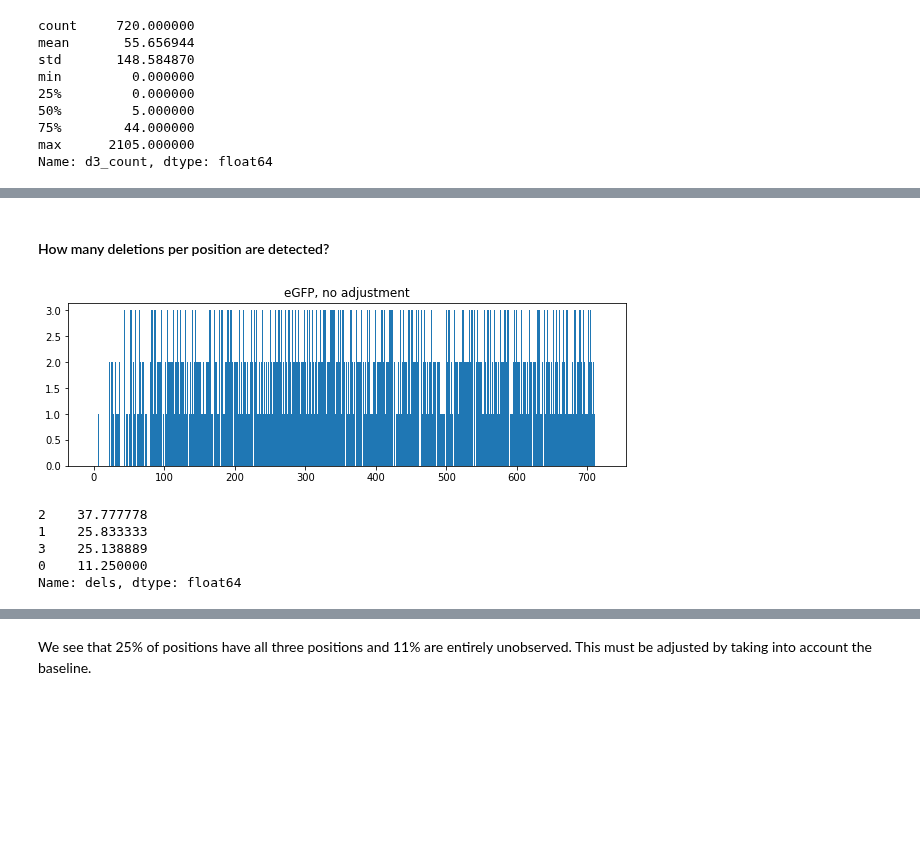
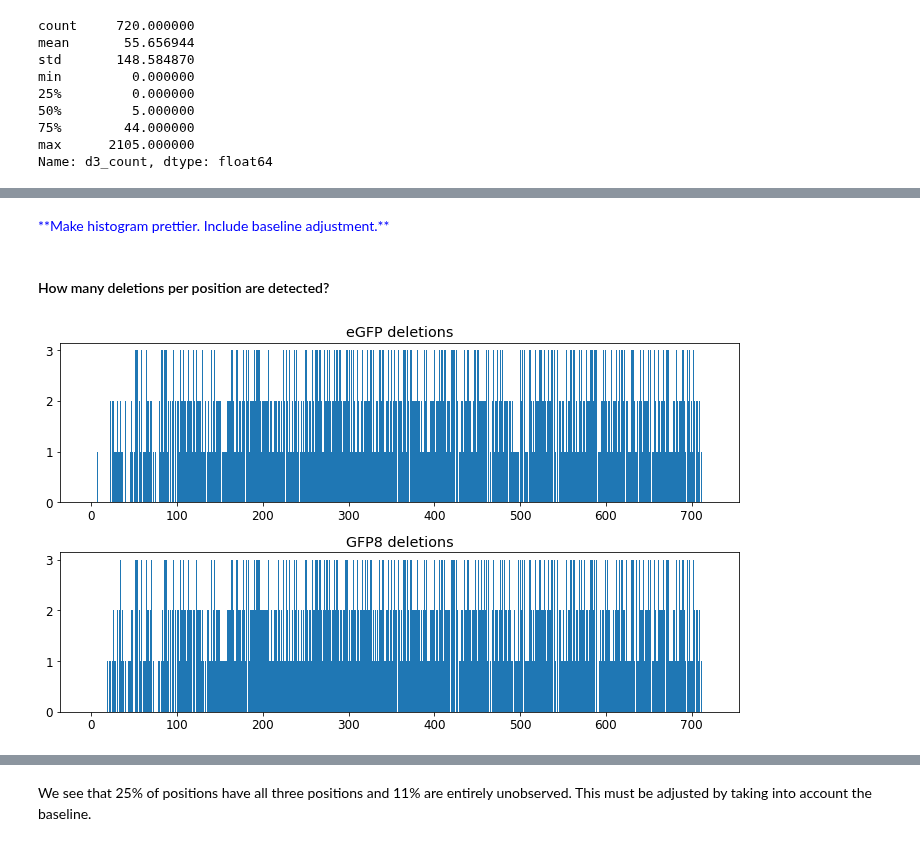
Before and after one commit to MayaPetek/InDelScanner, a Jupyter notebook: Results_GFP_deletions/GFP_deletions.ipynb, the cells around one changed output, grey strips where cells are left out. Saved outputs shown, nothing was run; the diff lists cells and outputs as text; code cells hidden in the pictures; blank space fills up the shorter version.

```diff
--- a/Results_GFP_deletions/GFP_deletions.ipynb
+++ b/Results_GFP_deletions/GFP_deletions.ipynb
@@ -462,3 +522,6 @@ plt.show()
+# %% [markdown]
+<font color=blue>
+**Make histogram prettier. Include baseline adjustment.**
 # %% [markdown]
 #### How many deletions per position are detected?
 # %%
@@ -482,25 +545,25 @@ def insertion_frequencies(results, background):
 
     return {'Position': position, 'd3': d3_cnts, 'd6': d6_cnts, 'd9': d9_cnts}
 
-ins_freq = insertion_frequencies(results, 'eGFP')
+ins_freq_e = insertion_frequencies(results, 'eGFP')
+ins_freq_8 = insertion_frequencies(results, 'GFP8')
-# %%
-df_ins_freq = pd.DataFrame.from_dict(ins_freq)
-df_ins_freq['dels'] = df_ins_freq['d3'] + df_ins_freq['d6'] + df_ins_freq['d9']
-df_ins_freq
-
-fig, ax = plt.subplots(figsize=(10, 3))
-ax.bar(df_ins_freq['Position'], df_ins_freq['dels'], width=1)
-ax.set_title('eGFP, no adjustment')
-plt.show()
-# df_ins_freq.to_csv('Fig3BC_all_ref.csv')
-# %% [output]
-[figure, removed]
-# %%
-dels_agg = df_ins_freq['dels'].value_counts()
-dels_agg/720*100
-# %% [output]
-2    37.777778
-1    25.833333
-3    25.138889
-0    11.250000
-Name: dels, dtype: float64
+# %%
+df_e = pd.DataFrame.from_dict(ins_freq_e)
+df_8 = pd.DataFrame.from_dict(ins_freq_8)
+
+fig, (ax1, ax2) = plt.subplots(2, 1, figsize=(10, 6))
+
+for df in [df_e, df_8]:
+    df['dels'] = df['d3'] + df['d6'] + df['d9']
+
+ax1.bar(df_e['Position'], df_e['dels'], width=1)
+ax2.bar(df_8['Position'], df_8['dels'], width=1)
+
+ax1.set_title('eGFP deletions')
+ax2.set_title('GFP8 deletions')
+
+plt.tight_layout()
+plt.show()
+# df_ins_freq.to_csv('Fig3BC_all_ref.csv')
+# %% [output]
+[figure, added]
```
Also changed, not shown: parts of 15 cells of this notebook.
